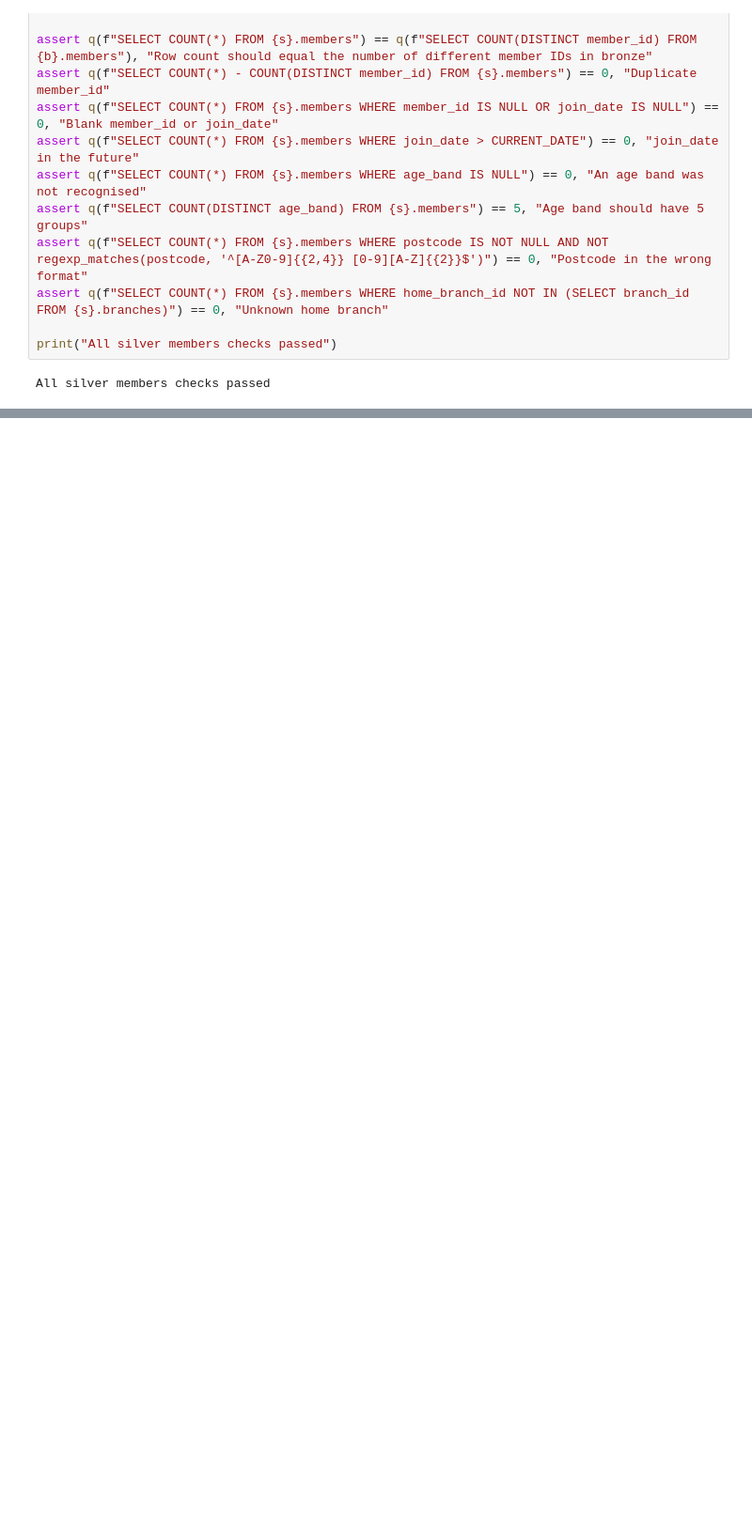
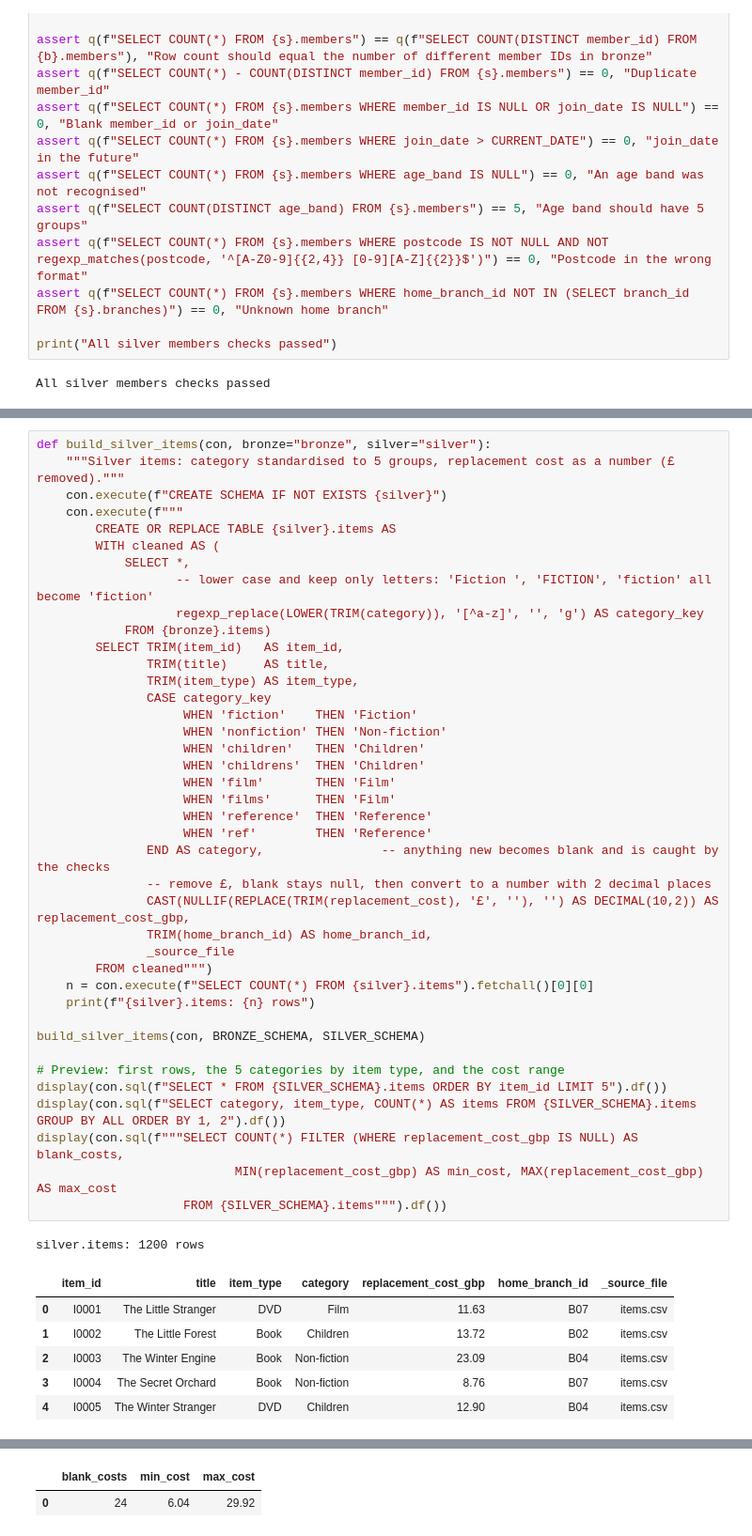
Before and after one commit to HuriyaAhmerr/5782076-AnalyticsEngineering, a Jupyter notebook: 5782076_library_pipeline.ipynb, the cells around one changed output, grey strips where cells are left out. Shown at 94% size. Saved outputs shown, nothing was run; the diff lists cells and outputs as text; blank space fills up the shorter version.

Commit message:
silver items table created

```diff
--- a/5782076_library_pipeline.ipynb
+++ b/5782076_library_pipeline.ipynb
@@ -1605,0 +1613,48 @@ All silver members checks passed
+# %%
+def build_silver_items(con, bronze="bronze", silver="silver"):
+    """Silver items: category standardised to 5 groups, replacement cost as a number (£ removed)."""
+    con.execute(f"CREATE SCHEMA IF NOT EXISTS {silver}")
+    con.execute(f"""
+        CREATE OR REPLACE TABLE {silver}.items AS
+        WITH cleaned AS (
+            SELECT *,
+                   -- lower case and keep only letters: 'Fiction ', 'FICTION', 'fiction' all become 'fiction'
+                   regexp_replace(LOWER(TRIM(category)), '[^a-z]', '', 'g') AS category_key
+            FROM {bronze}.items)
+        SELECT TRIM(item_id)   AS item_id,
+               TRIM(title)     AS title,
+               TRIM(item_type) AS item_type,
+               CASE category_key
+                    WHEN 'fiction'    THEN 'Fiction'
+                    WHEN 'nonfiction' THEN 'Non-fiction'
+                    WHEN 'children'   THEN 'Children'
+                    WHEN 'childrens'  THEN 'Children'
+                    WHEN 'film'       THEN 'Film'
+                    WHEN 'films'      THEN 'Film'
+                    WHEN 'reference'  THEN 'Reference'
+                    WHEN 'ref'        THEN 'Reference'
+               END AS category,                -- anything new becomes blank and is caught by the checks
+               -- remove £, blank stays null, then convert to a number with 2 decimal places
+               CAST(NULLIF(REPLACE(TRIM(replacement_cost), '£', ''), '') AS DECIMAL(10,2)) AS replacement_cost_gbp,
+               TRIM(home_branch_id) AS home_branch_id,
+               _source_file
+        FROM cleaned""")
+    n = con.execute(f"SELECT COUNT(*) FROM {silver}.items").fetchall()[0][0]
+    print(f"{silver}.items: {n} rows")
+
+build_silver_items(con, BRONZE_SCHEMA, SILVER_SCHEMA)
+
+# Preview: first rows, the 5 categories by item type, and the cost range
+display(con.sql(f"SELECT * FROM {SILVER_SCHEMA}.items ORDER BY item_id LIMIT 5").df())
+display(con.sql(f"SELECT category, item_type, COUNT(*) AS items FROM {SILVER_SCHEMA}.items GROUP BY ALL ORDER BY 1, 2").df())
+display(con.sql(f"""SELECT COUNT(*) FILTER (WHERE replacement_cost_gbp IS NULL) AS blank_costs,
+                           MIN(replacement_cost_gbp) AS min_cost, MAX(replacement_cost_gbp) AS max_cost
+                    FROM {SILVER_SCHEMA}.items""").df())
+# %% [output]
+silver.items: 1200 rows
+|  | item_id | title | item_type | category | replacement_cost_gbp | home_branch_id | _source_file |
+| 0 | I0001 | The Little Stranger | DVD | Film | 11.63 | B07 | items.csv |
+| 1 | I0002 | The Little Forest | Book | Children | 13.72 | B02 | items.csv |
+| 2 | I0003 | The Winter Engine | Book | Non-fiction | 23.09 | B04 | items.csv |
+| 3 | I0004 | The Secret Orchard | Book | Non-fiction | 8.76 | B07 | items.csv |
+| 4 | I0005 | The Winter Stranger | DVD | Children | 12.90 | B04 | items.csv |
@@ -1605,0 +1670,2 @@ All silver members checks passed
+|  | blank_costs | min_cost | max_cost |
+| 0 | 24 | 6.04 | 29.92 |
```
Also changed, not shown: parts of 3 cells of this notebook.
